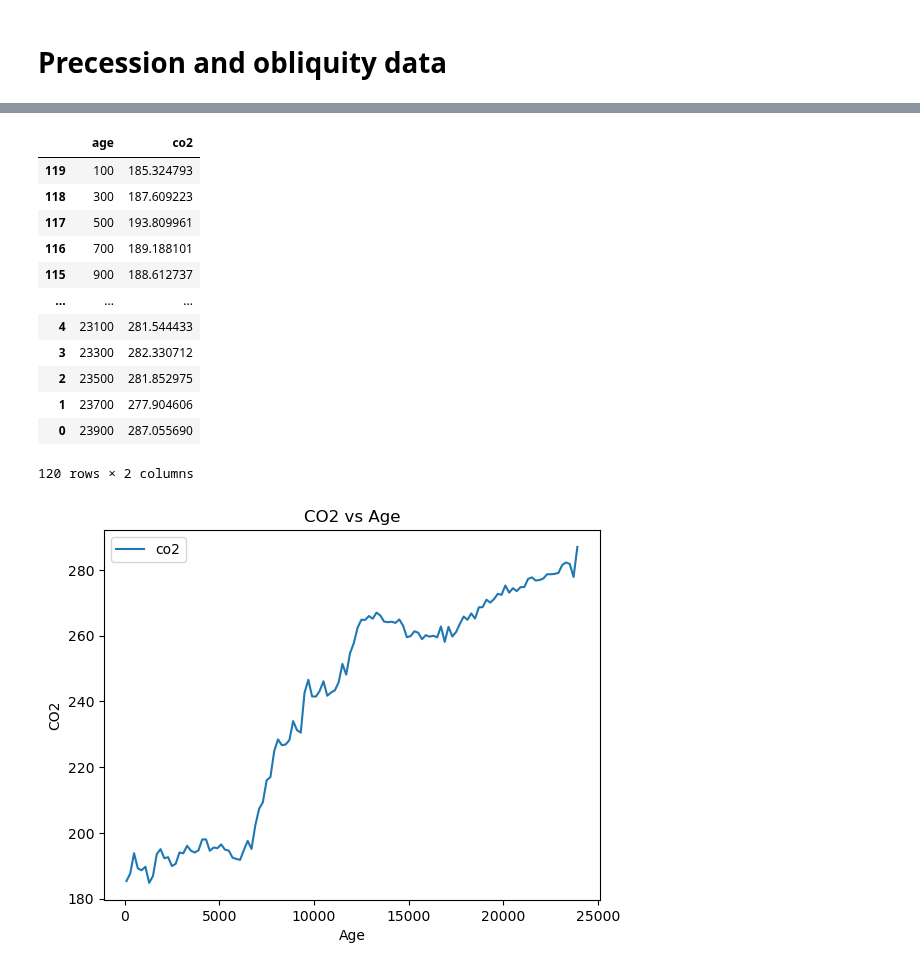
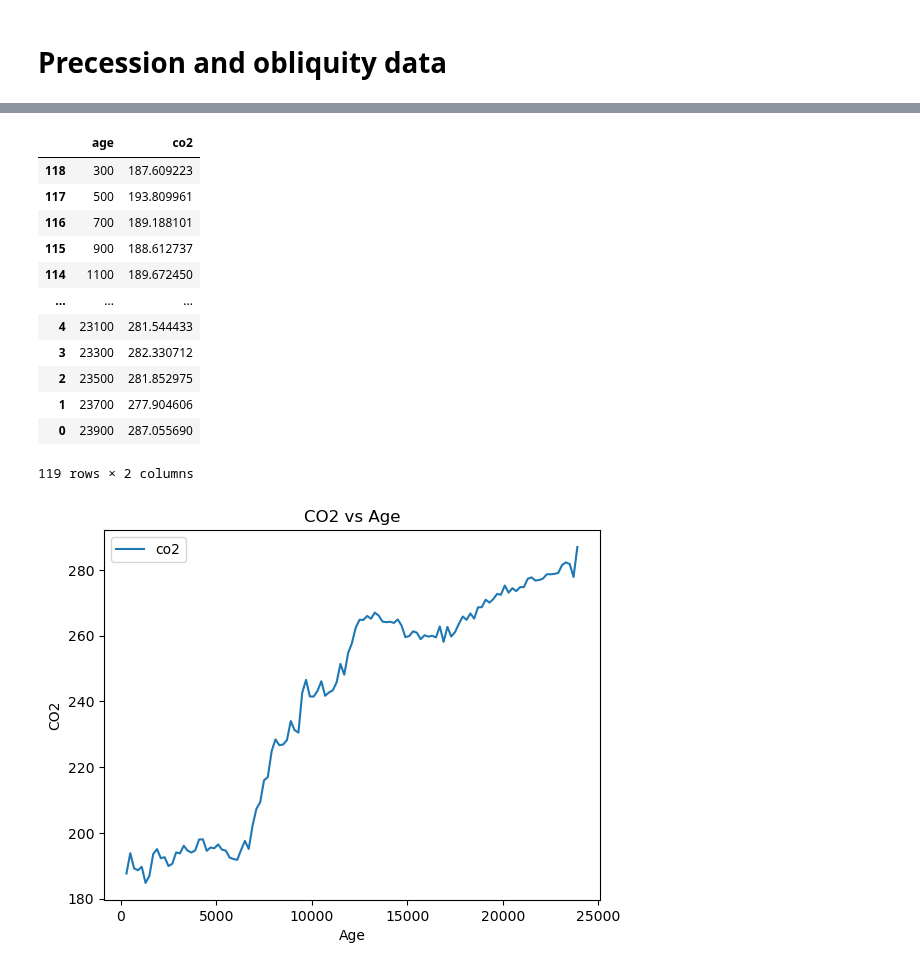
Before and after one commit to Peisong-Zheng/Inso_LGMR, a Jupyter notebook: Data_preprocessing.ipynb, the cells around one changed output, grey strips where cells are left out. Cells and saved outputs as stored; diff of their text form; code cells hidden in the pictures.

```diff
--- a/Data_preprocessing.ipynb
+++ b/Data_preprocessing.ipynb
@@ -511,6 +668,7 @@ df_pre
 # %%
 # Read CO2.txt under inso_data
 import pandas as pd
+import numpy as np
 
 df_co2 = pd.read_csv(r"D:\VScode\Inso_LGMR\inso_data\CO2.txt",
                      sep='\s+',
@@ -521,36 +679,38 @@ df_co2.columns = ['age', 'co2']
 
 new_age = np.arange(100, 24000, 200)
 
 # interpolate the df_co2 to the new_age
 CO2_interp = np.interp(new_age, df_co2['age'].values, df_co2['co2'].values)
 
 df_co2 = pd.DataFrame({'age': new_age, 'co2': CO2_interp})
 
 # flipper the rows up-down
 df_co2 = df_co2.iloc[::-1]
 
 # shift the age column
 df_co2['age'] = df_co2['age'] * -1 + 24000
+# drop the last row of df_co2
+df_co2 = df_co2.drop(df_co2.index[0])
 
 # plot CO2
 df_co2.plot(x='age', y='co2', title='CO2 vs Age', xlabel='Age', ylabel='CO2')
 
 df_co2
 # %% [output]
 |  | age | co2 |
-| 119 | 100 | 185.324793 |
 | 118 | 300 | 187.609223 |
 | 117 | 500 | 193.809961 |
 | 116 | 700 | 189.188101 |
 | 115 | 900 | 188.612737 |
+| 114 | 1100 | 189.672450 |
 | ... | ... | ... |
 | 4 | 23100 | 281.544433 |
 | 3 | 23300 | 282.330712 |
 | 2 | 23500 | 281.852975 |
 | 1 | 23700 | 277.904606 |
 | 0 | 23900 | 287.055690 |
-120 rows × 2 columns
+119 rows × 2 columns
-[figure, old version]
+[figure, new version]
 # %%
 # save df_co2 to csv files under inso_data
 df_co2.to_csv(r"D:\VScode\Inso_LGMR\inso_data\co2.csv", index=False)
```
Also changed, not shown: parts of 33 cells of this notebook, 5 other files.
